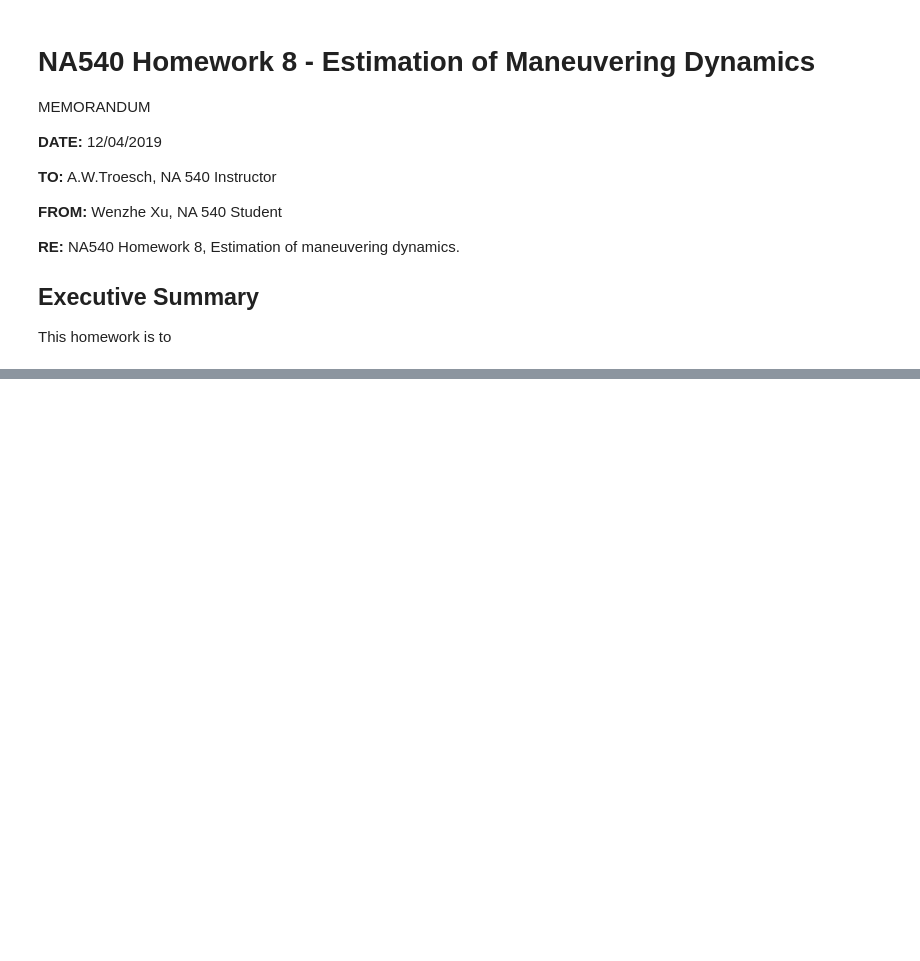
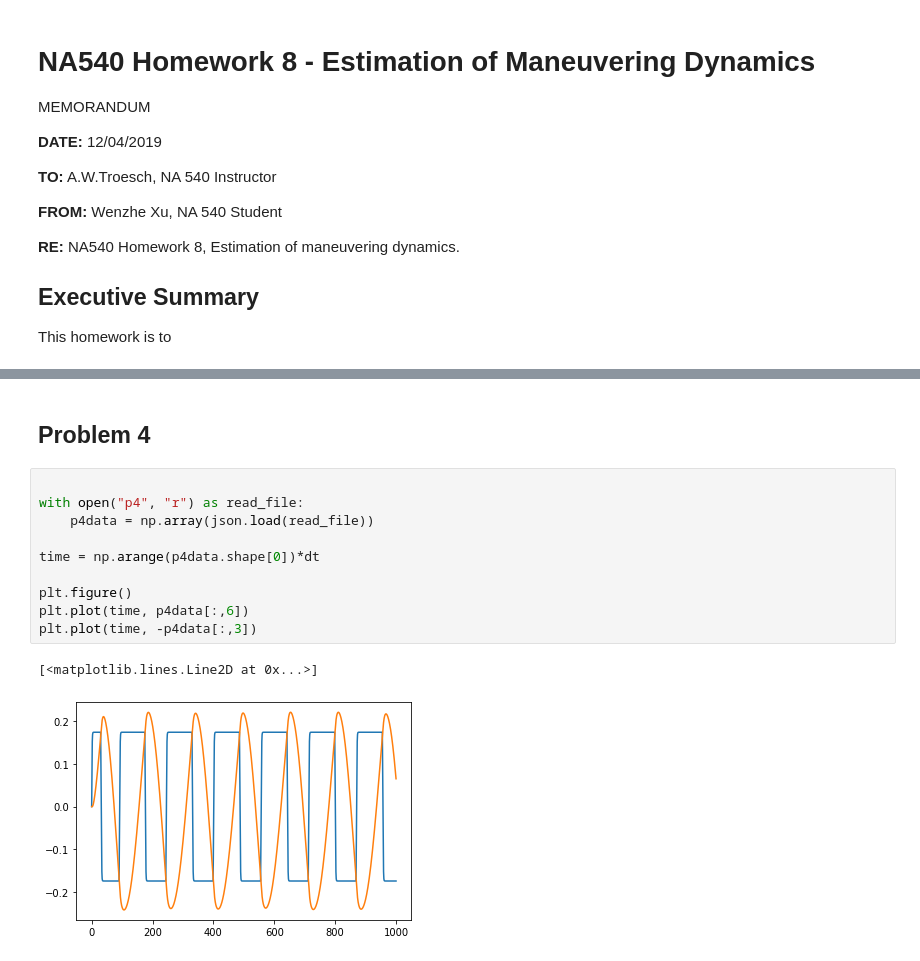
Before and after one commit to xuwenzhe/ship-maneuvering, a Jupyter notebook: report/NA540hw8.ipynb, the cells around one changed output, grey strips where cells are left out. Saved outputs shown, nothing was run; the diff lists cells and outputs as text; blank space fills up the shorter version.

```diff
--- a/report/NA540hw8.ipynb
+++ b/report/NA540hw8.ipynb
@@ -163,0 +42,15 @@ VO6(np.ones(7), 1)
+# %% [markdown]
+## Problem 4
+# %%
+
+with open("p4", "r") as read_file:
+    p4data = np.array(json.load(read_file))
+
+time = np.arange(p4data.shape[0])*dt
+
+plt.figure()
+plt.plot(time, p4data[:,6])
+plt.plot(time, -p4data[:,3])
+# %% [output]
+[<matplotlib.lines.Line2D at 0x...>]
+[figure, added]
```
Also changed, not shown: parts of 7 cells of this notebook, 4 other files.
